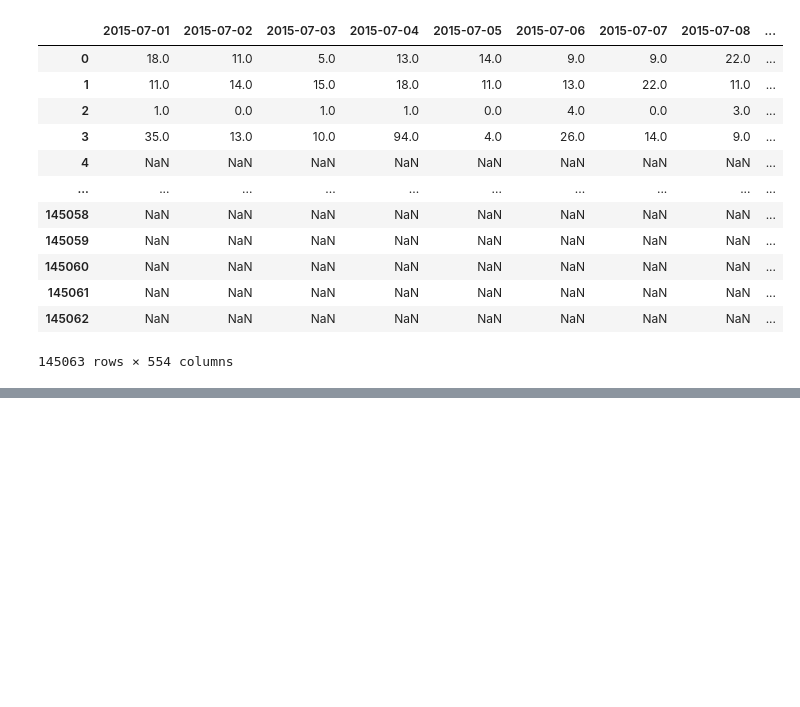
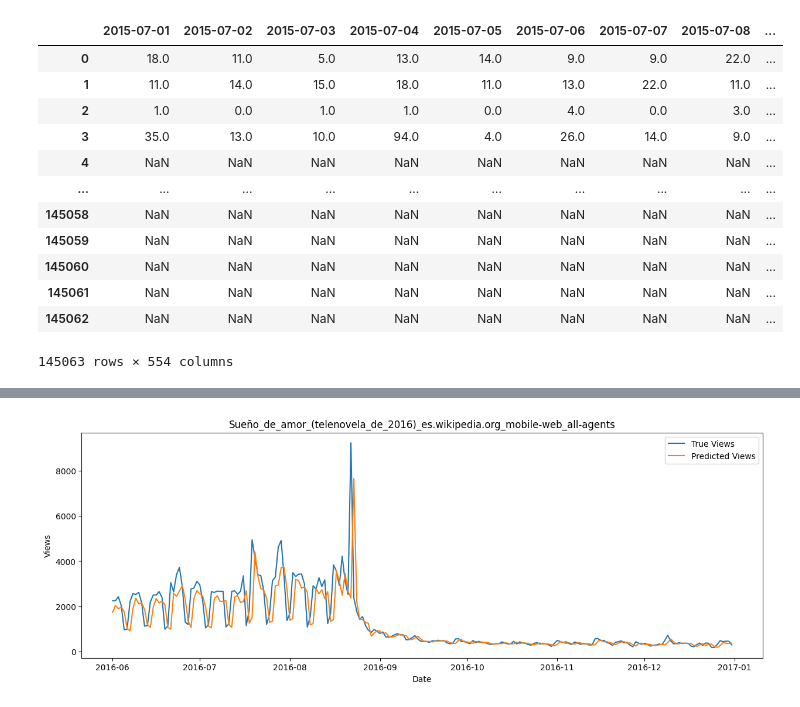
Before and after one commit to timdodge54/Machine-Learning-Final-Project, a Jupyter notebook: notebooks/one_day_svr.ipynb, the cells around one changed output, grey strips where cells are left out. Saved outputs shown, nothing was run; the diff lists cells and outputs as text; code cells hidden in the pictures; blank space fills up the shorter version.

```diff
--- a/notebooks/one_day_svr.ipynb
+++ b/notebooks/one_day_svr.ipynb
@@ -235,22 +242,21 @@ from sklearn.multioutput import MultiOutputRegressor
 #try and fit the best model
 
 param_grid = {
-    'estimator__kernel': ['rbf', 'linear'],
-    'estimator__C': [0.1, 1, 10, 100],
-    'estimator__gamma': ['scale', 0.01, 0.1, 1],
-    'estimator__epsilon': [0.01, 0.1, 0.5]
+    'kernel': ['rbf', 'linear'],
+    'C': [0.1, 1, 10, 100],
+    'gamma': ['scale', 0.01, 0.1, 1],
+    'epsilon': [0.01, 0.1, 0.5]
 }
 # %%
 svr_inital = SVR()
 
-multi_svr = MultiOutputRegressor(svr_inital)
 
 random_search = RandomizedSearchCV(
-    estimator=multi_svr,
+    estimator=svr_inital,
     param_distributions=param_grid,
     n_iter=50,               # Try 50 random combinations
     scoring='neg_root_mean_squared_error',
-    cv=5,                    # 5-fold cross-validation
+    cv=2,                    # 5-fold cross-validation
     verbose=2,
     random_state=42,
     n_jobs=-1
@@ -264,0 +287,6 @@ Fitting 5 folds for each of 50 candidates, totalling 250 fits
+# %%
+best_svr_params = random_search.best_params_
+# Increase total rounds, but use early stopping
+rf = SVR(**best_svr_params)
+
+rf.fit(X_train, y_train)
@@ -264,0 +318,70 @@ Fitting 5 folds for each of 50 candidates, totalling 250 fits
+# %%
+import matplotlib.pyplot as plt
+# Select a valid article
+article = test['Title'].iloc[0]
+article_data = test[test['Title'] == article].copy()  # Use .copy() to avoid chained assignments
+article_data = article_data.reset_index(drop=True)  # Reset index so indices align later
+
+# Print columns to verify
+print(article_data.columns)
+
+# Define target and features if needed
+target = 'Views'
+# Example features list; adjust as required
+features = ['Project_numeric', 'Access_numeric', 'Agent_numeric',
+            'dayofweek', 'dayofmonth', 'dayofyear', 'month', 'year',
+            'lag1', 'lag2', 'lag3', 'lag4', 'lag5', 'lag6', 'lag7']
+
+# ----------------------------------------------------------------------
+# Process static features
+scaled_static_features = static_features_scaler.transform(article_data[static_features])
+scaled_static_features = pd.DataFrame(scaled_static_features, columns=static_features)
+scaled_static_features = scaled_static_features.reset_index(drop=True)  # Reset index
+
+# Process sequence features using log1p transformation
+scaled_sequence_features = article_data[sequence_features].apply(np.log1p)
+scaled_sequence_features = scaled_sequence_features.reset_index(drop=True)  # Reset index
+
+# Concatenate static and sequence features
+article_data_df = pd.concat([scaled_static_features, scaled_sequence_features], axis=1)
+
+# Ensure the features are in the same order as during training
+features = static_features + sequence_features
+article_data_df = article_data_df[features]
+
+# Convert to numpy array and then back to a DataFrame (for consistency)
+scaled_features = article_data_df.values
+scaled_features_df = pd.DataFrame(scaled_features, columns=features)
+
+# Print shapes to verify they match
+print("Scaled features shape:", scaled_features_df.shape)
+print("Article data shape:", article_data.shape)
+
+# Ensure the indices of both DataFrames match exactly
+scaled_features_df = scaled_features_df.reset_index(drop=True)
+article_data = article_data.reset_index(drop=True)
+
+# Create the DMatrix using the feature DataFrame
+dmat = scaled_features_df.values
+
+# Generate predictions
+predictions = rf.predict(dmat)
+predictions = np.expm1(predictions)  # Inverse the log1p transformation
+
+# Ensure prediction array length matches the article_data rows
+if len(predictions) != len(article_data):
+    raise ValueError(f"Length of predictions ({len(predictions)}) does not match number of article data rows ({len(article_data)})")
+
+# Add predictions to article_data
+article_data['Prediction'] = predictions
+
+# Plot the true vs. predicted views
+plt.figure(figsize=(15, 5))
+plt.plot(article_data['Date'], article_data['Views'], label='True Views')
+plt.plot(article_data['Date'], article_data['Prediction'], label='Predicted Views')
+plt.title(article)
+plt.xlabel('Date')
+plt.ylabel('Views')
+plt.legend()
+plt.show()
+# %% [output]
@@ -264,0 +394 @@ Fitting 5 folds for each of 50 candidates, totalling 250 fits
+[figure, added]
```
Also changed, not shown: parts of 7 cells of this notebook, 1 other file.
